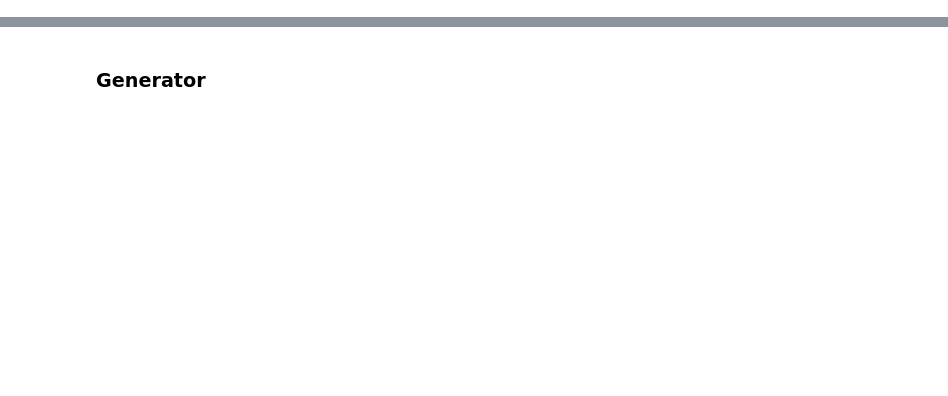
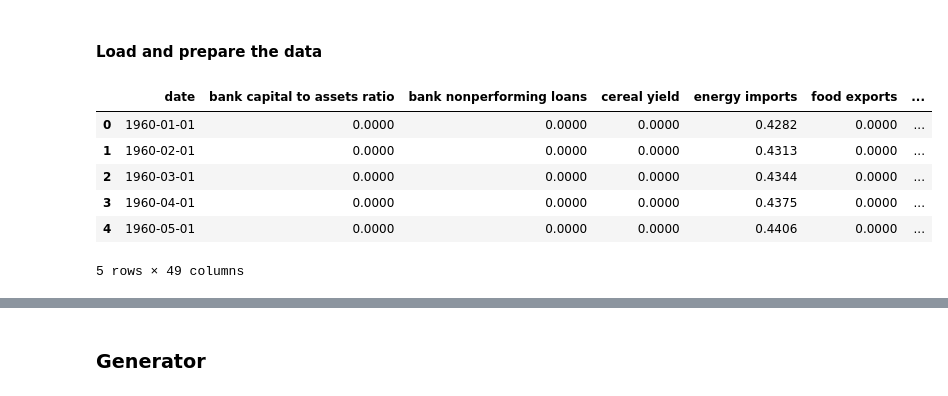
Before and after one commit to denominations-io/macroeconomics, a Jupyter notebook: cgan.ipynb, the cells around one changed output, grey strips where cells are left out. Drawn from its saved outputs; the diff is of its cells as text; code cells hidden in the pictures; blank space fills up the shorter version.

```diff
--- a/cgan.ipynb
+++ b/cgan.ipynb
@@ -19,3 +28,5 @@ pd.options.display.float_format = '{:20,.4f}'.format
 # %%
 sns.set_style("whitegrid")
 sns.set_palette("colorblind")
+# %% [markdown]
+#### Load and prepare the data
@@ -21,0 +40,10 @@ sns.set_palette("colorblind")
+# %%
+combined_df.head()
+# %% [output]
+|  | date | bank capital to assets ratio | bank nonperforming loans | cereal yield | energy imports | food exports | ... |
+| 0 | 1960-01-01 | 0.0000 | 0.0000 | 0.0000 | 0.4282 | 0.0000 | ... |
+| 1 | 1960-02-01 | 0.0000 | 0.0000 | 0.0000 | 0.4313 | 0.0000 | ... |
+| 2 | 1960-03-01 | 0.0000 | 0.0000 | 0.0000 | 0.4344 | 0.0000 | ... |
+| 3 | 1960-04-01 | 0.0000 | 0.0000 | 0.0000 | 0.4375 | 0.0000 | ... |
+| 4 | 1960-05-01 | 0.0000 | 0.0000 | 0.0000 | 0.4406 | 0.0000 | ... |
+5 rows × 49 columns
```
Also changed, not shown: parts of 28 cells of this notebook.
